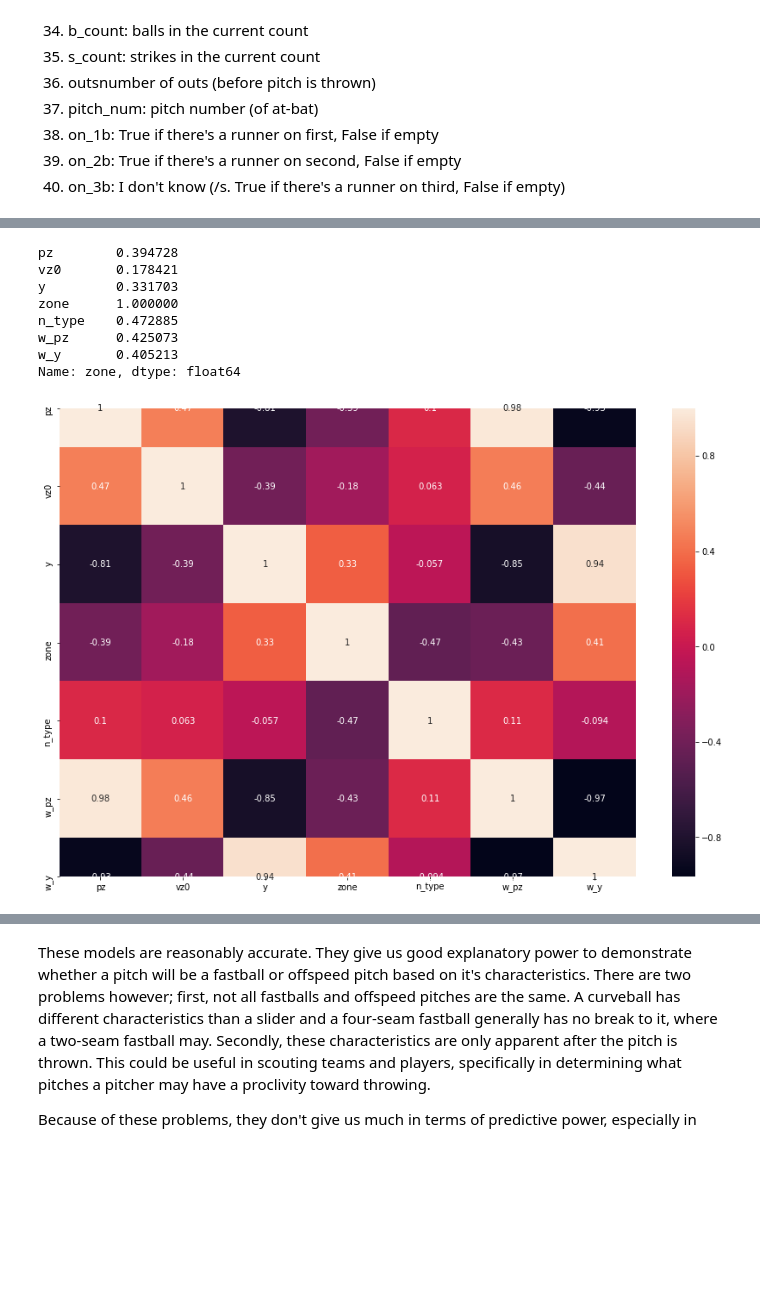
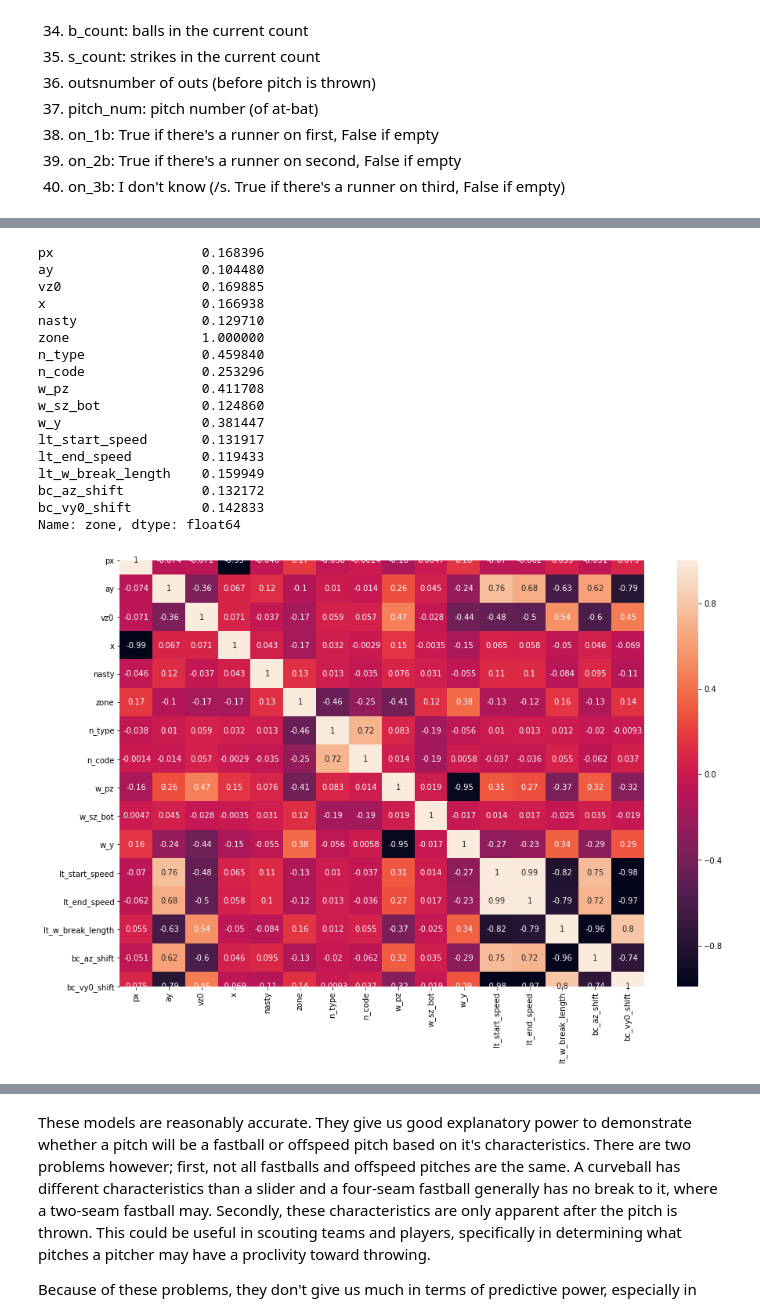
Before and after one commit to jkovach89/Thinkful-Capstones, a Jupyter notebook: Capstone 3 - Supervised Learning.ipynb, the cells around one changed output, grey strips where cells are left out. Saved outputs shown, nothing was run; the diff lists cells and outputs as text; code cells hidden in the pictures; blank space fills up the shorter version.

```diff
--- a/Capstone 3 - Supervised Learning.ipynb
+++ b/Capstone 3 - Supervised Learning.ipynb
@@ -208,7 +222,7 @@ grid = 1
 for var in check:
     pitch_sample['w_' + var] = winsorize(pitch_sample[var],(0.05, 0.05))
 
-    plt.subplot(2,3,grid)
+    plt.subplot(3,3,grid)
     plt.hist(pitch_sample['w_' + var])
     plt.title('w_' + var)
     grid+=1
@@ -224,6 +238,9 @@ for var in check:
     otl_perc = ol/pitch_sample.shape[0]
     print("Number of outliers is: {}".format(ol))
     print("Percentage of outliers is: {}".format(otl_perc))
+
+    pitch_sample = pitch_sample.drop(var, 1)
+# At this stage, GNB accuracy: 79.82%
 # %% [output]
 For: pz
 Number of outliers is: 0
@@ -246,0 +263,10 @@ Percentage of outliers is: 0.0
+# %%
+plt.figure(figsize=(20,20))
+grid = 1
+
+for var in list(pitch_sample.columns):
+
+    plt.subplot(6,7,grid)
+    plt.hist(pitch_sample[var])
+    plt.xlabel(var)
+    grid+=1
@@ -246,0 +275,24 @@ Percentage of outliers is: 0.0
+# %%
+from scipy.stats import jarque_bera
+from scipy.stats import normaltest
+
+plt.figure(figsize=(16,16))
+grid = 1
+lt = ['start_speed', 'end_speed', 'spin_rate', 'w_break_length']
+
+for var in lt:
+    pitch_sample['lt_' + var] = np.log(pitch_sample[var])
+
+    plt.subplot(2,2,grid)
+    plt.hist(pitch_sample['lt_' + var])
+    plt.title('lt_' + var)
+    grid+=1
+
+    print("For: lt_" + var)
+    jb_stats = jarque_bera(np.sqrt(pitch_sample['lt_' + var]))
+    norm_stats = normaltest(np.sqrt(pitch_sample['lt_' + var]))
+    print("Jarque-Bera test statistics is {0} and p value is {1}".format(jb_stats[0], jb_stats[1]))
+    print("Normality test statistics is {0} and p value is {1}".format(norm_stats[0], norm_stats[1]))
+
+pitch_sample = pitch_sample.drop(['start_speed', 'end_speed', 'spin_rate', 'w_break_length'], 1)
+# At this stage, GNB accuracy: 80.20%
@@ -247,25 +372,34 @@ Percentage of outliers is: 0.0
 # %%
 # Identify high correlation features
 pcor = pitch_sample.corr()
 cor_target = abs(pcor['zone'])
-relevant_features = cor_target[cor_target>0.15]
+relevant_features = cor_target[cor_target>0.1]
 rf_pitch = pitch_sample[list(relevant_features.index)]
 print(relevant_features)
 
 # Print Heatmap
 plt.figure(figsize=(15,10))
 rf_cor = rf_pitch.corr()
 sns.heatmap(rf_cor, annot=True)
 plt.show()
 # %% [output]
-pz        0.394728
-vz0       0.178421
-y         0.331703
-zone      1.000000
-n_type    0.472885
-w_pz      0.425073
-w_y       0.405213
+px                   0.168396
+ay                   0.104480
+vz0                  0.169885
+x                    0.166938
+nasty                0.129710
+zone                 1.000000
+n_type               0.459840
+n_code               0.253296
+w_pz                 0.411708
+w_sz_bot             0.124860
+w_y                  0.381447
+lt_start_speed       0.131917
+lt_end_speed         0.119433
+lt_w_break_length    0.159949
+bc_az_shift          0.132172
+bc_vy0_shift         0.142833
 Name: zone, dtype: float64
-[figure, old version]
+[figure, new version]
 # %%
 # Drop features with high intercorrelation
```
Also changed, not shown: parts of 14 cells of this notebook.
